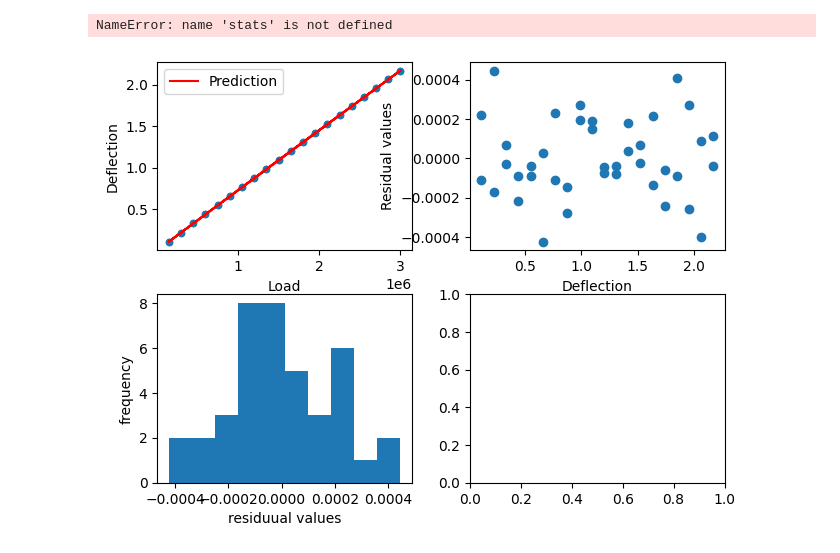
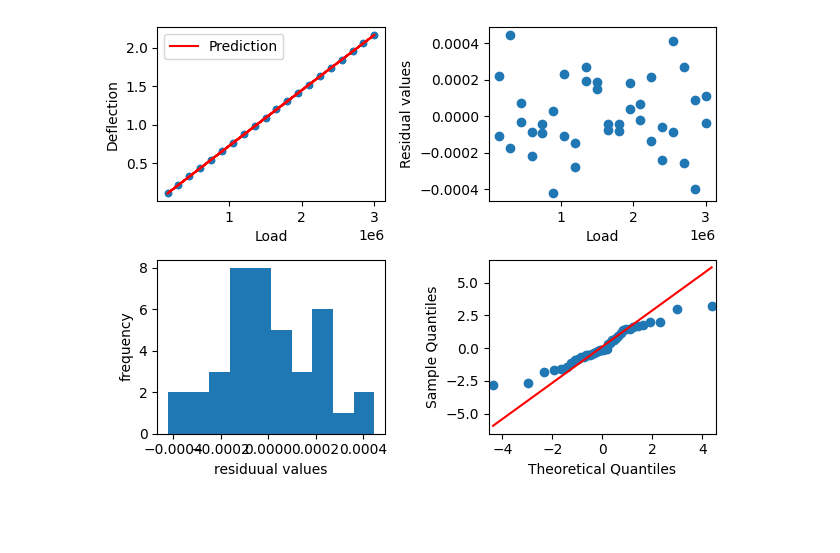
Before and after one commit to pawel-gawron/EAD-Eksploracyjna-analiza-danych, a Jupyter notebook: Lab 08 - Modelowanie danych/Lab 08 introduction.ipynb, the cells around one changed output. Cells and saved outputs as stored; diff of their text form; code cells hidden in the pictures; blank space fills up the shorter version.

```diff
--- a/Lab 08 - Modelowanie danych/Lab 08 introduction.ipynb
+++ b/Lab 08 - Modelowanie danych/Lab 08 introduction.ipynb
@@ -17,22 +18,21 @@ res = model.fit()
 # %%
 fig, axs = plt.subplots(2,2, squeeze=False)
 data['Prediction'] = res.predict(data)
 plt.tight_layout()
 
 ax = data.plot.scatter(x='Load',y='Deflection', ax=axs[0,0])
 data.plot(x='Load',y='Prediction', ax=axs[0,0], color='red')
 # plt.subplot(2,2,2)
 residuals = res.predict(data)-data['Deflection']
-axs[0,1].scatter(data['Deflection'], (residuals))
-axs[0,1].set_xlabel('Deflection')
+axs[0,1].scatter(data['Load'], (residuals))
+axs[0,1].set_xlabel('Load')
 axs[0,1].set_ylabel('Residual values')
 
 axs[1,0].hist(residuals)
 axs[1,0].set_ylabel('frequency')
 axs[1,0].set_xlabel('residuual values')
 plt.subplot(2,2,4)
 sm.qqplot(residuals, stats.t, distargs=(4,), loc=3, scale=10, fit=True, ax=axs[1,1], line='s')
 plt.tight_layout()
 # %% [output]
-NameError: name 'stats' is not defined
-[figure, old version]
+[figure, new version]
```
Also changed, not shown: parts of 1 cell of this notebook, 1 other file.
